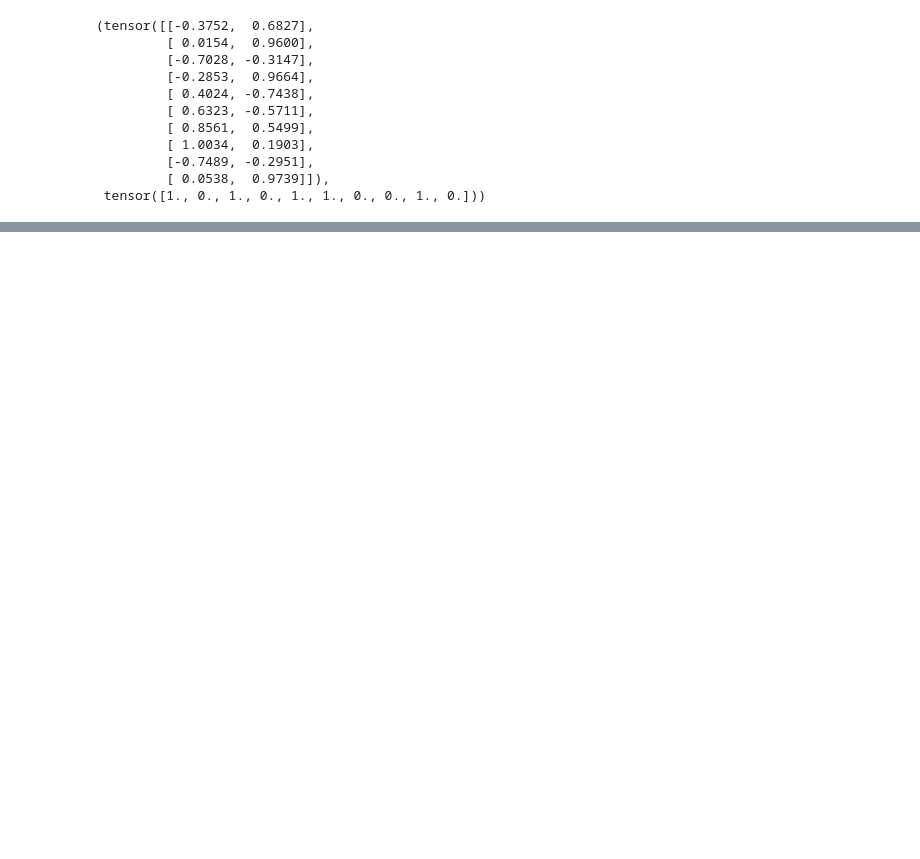
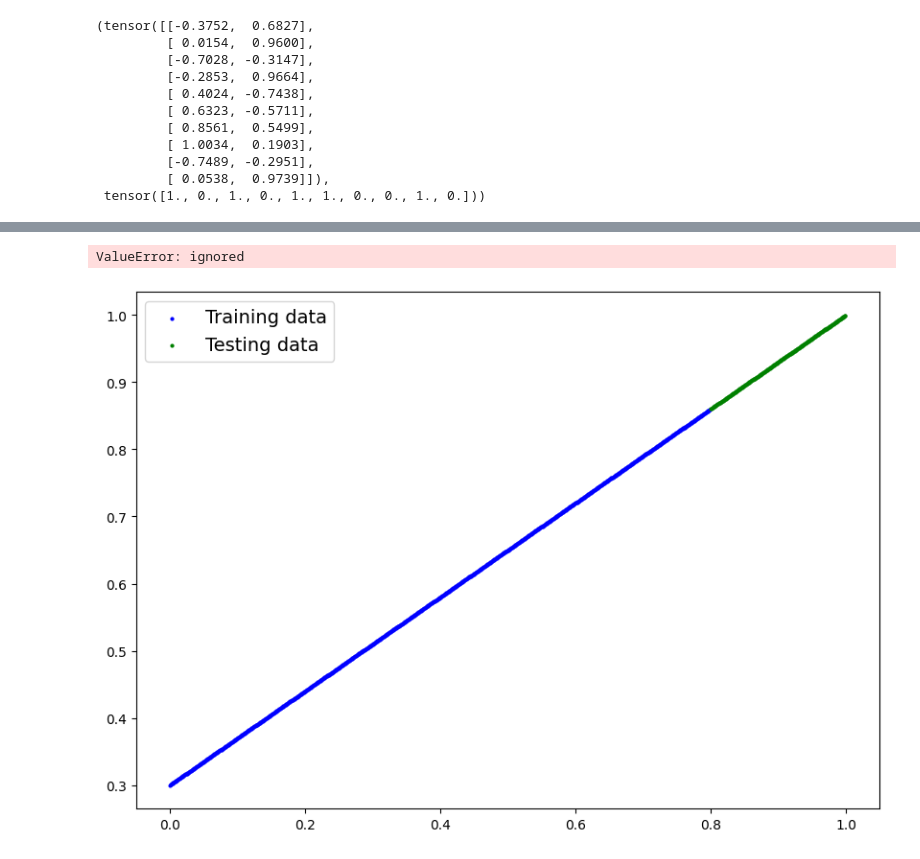
Before and after one commit to eliseleahy/Pytorch-Tutorials, a Jupyter notebook: 02_Pytorch_Neural_Network_Classification.ipynb, the cells around one changed output, grey strips where cells are left out. Saved outputs shown, nothing was run; the diff lists cells and outputs as text; code cells hidden in the pictures; blank space fills up the shorter version.

```diff
--- a/02_Pytorch_Neural_Network_Classification.ipynb
+++ b/02_Pytorch_Neural_Network_Classification.ipynb
@@ -239,0 +617,63 @@ X_test[:10], y_test[:10]
+# %%
+# Write a training and eval lopp for mdoel_1
+
+torch.manual_seed(42)
+torch.cuda.manual_seed(42)
+
+# set # of Epochs
+epochs = 1000
+
+#put data to the target device
+X_R_train, y_R_train = X_R_train.to(device), y_R_train.to(device)
+X_R_test, y_R_test = X_R_test.to(device), y_R_test.to(device)
+
+#Build traiing and eval loop
+for epoch in range(epochs):
+  ### training
+  model_1.train()
+
+  # 1. Forward pass
+  y_R_preds = model_1(X_R_train)
+
+
+  # 2. Calculate loss
+  loss = loss_fn(y_R_preds,
+                 y_R_train)
+  acc=accuracy_fn(y_true=y_R_train,
+                  y_pred = y_R_preds)
+
+  #3. Optimise Zero Grad
+  optimiser.zero_grad()
+
+  #4. loss backward
+  loss.backward()
+
+  #5. Optimiser step
+  optimiser.step()
+
+  ### Testin
+  model_0.eval()
+  with torch.inference_mode():
+    #1. Forward Pass
+    test_preds = model_1(X_R_test)
+
+    #2. Calculate test loss
+    test_loss = loss_fn(y_R_preds,
+                 test_preds)
+
+  # Print
+  if epoch % 100 ==0:
+    print(f"Epochs {epoch} | Loss: {loss:.5f} | Acc: {acc:.2f}% |Test Loss: {test_loss:.5f}, Test acc: {test_acc:.2f}%")
+# %% [output]
+ValueError: ignored
+# %%
+# Plot decision boundary of the model
+#plt.figure(figsize=(12,6))
+#plt.subplot(1,2,1)
+#plt.title("Train")
+plot_predictions(X_R_train, y_R_train, X_R_test, y_R_test)
+# plt.subplot(1,2,2)
+# plt.title("Test")
+# plot_predictions( )
+# %% [output]
+[figure, added]
```
Also changed, not shown: parts of 29 cells of this notebook.
